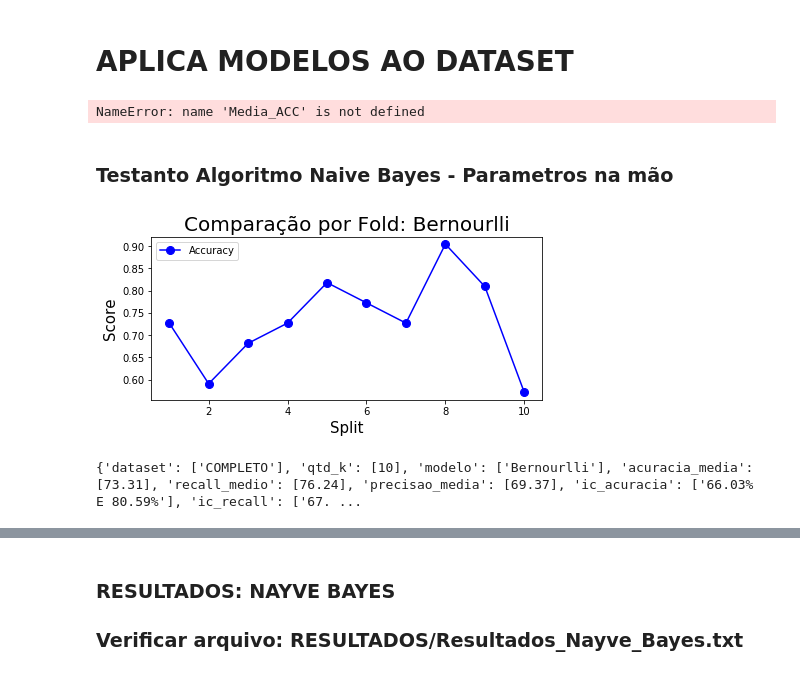
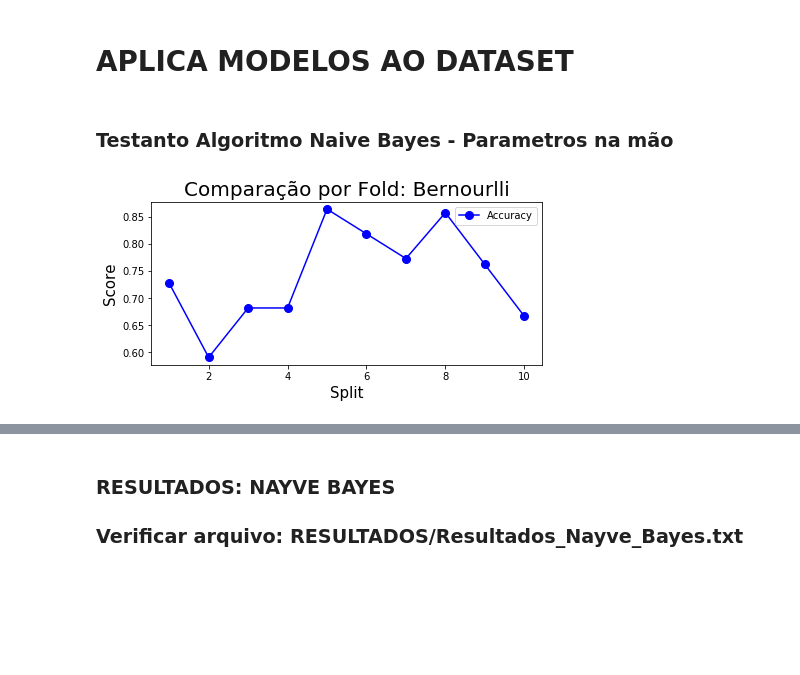
Before and after one commit to diegodedize/Rec_Padroes_PPGI_2020, a Jupyter notebook: NOTEBOOKS/DD_Rec_Padroes_imagens_coronarias.ipynb, the cells around one changed output, grey strips where cells are left out. Cells and saved outputs as stored; diff of their text form; code cells hidden in the pictures; blank space fills up the shorter version.

```diff
--- a/NOTEBOOKS/DD_Rec_Padroes_imagens_coronarias.ipynb
+++ b/NOTEBOOKS/DD_Rec_Padroes_imagens_coronarias.ipynb
@@ -1104,11 +1106,11 @@ def Aplica_modelo(dataset_testado,k_qtd,val_param,modelo):
 
         if modelo == 'Bernourlli':
             # Treinando e aplicando o modelo NB BERNOULLI na base inteira
-            modelNB = BernoulliNB(alpha=val_param,binarize=0.5)
+            modelNB = BernoulliNB(alpha=val_param,binarize=0.1)
 
 
         if modelo == 'SVM':
-            modelNB = svm.SVC(kernel='sigmoid',C=val_param,gamma='scale')
+            modelNB = svm.SVC(kernel='sigmoid',C=val_param,gamma='auto')
             #0	svm	0.853247	{'C': 1.5, 'gamma': 'scale', 'kernel': 'sigmoid'}
 
         modelNB.fit(x_train, y_train)
@@ -1164,7 +1166,6 @@ def Aplica_modelo(dataset_testado,k_qtd,val_param,modelo):
     plt.title(f'Comparação por Fold: {modelo}', fontsize = 20)
 
 
-
     plt.legend()
     plt.show()
 
@@ -1196,33 +1197,31 @@ def Aplica_modelo(dataset_testado,k_qtd,val_param,modelo):
     }
 
     colunas = ['dataset','qtd_k','modelo','acuracia_media','recall_medio'
-                ,'precisao_media','ic_acuracia','ic_recall','ic_precisao','auc_media']
+            ,'precisao_media','ic_acuracia','ic_recall','ic_precisao','auc_media']
 
     df_metricas = pd.DataFrame(data, columns=colunas)
+
     #df_metricas.head(3)
     #return df_metricas
-    print(data)
+    return pd.DataFrame(data)
-# %%
-Media_ACC
-# %% [output]
-NameError: name 'Media_ACC' is not defined
 # %% [markdown]
 ### Testanto Algoritmo Naive Bayes - Parametros na mão
 # %%
 #TESTE BERNOULI
-arquivo = 'COMPLETO'
+arquivo = 'KBEST'
 separa_atributos(arquivo)
 k_qtd = 10
 
 #ESCOLHE O TIPO: Gaussian OU Bernourlli
 modelo = 'Bernourlli'
 #modelo = 'Gaussian'
-val_param=0.5
+val_param=0.1
 
-#2	naive_Bernouli	0.733117	{'alpha': 0.5, 'binarize': 0.5}
+#ACURACIA MEDIA: 0.7422077922077922
+#{'alpha': 0.1, 'binarize': 0.1}
+#(array([0.67859819]), array([0.8058174]))
 
 Aplica_modelo(arquivo,k_qtd,val_param,modelo)
-#df_metricas.head()
+#df_metricas_.head()
 # %% [output]
-[figure, old version]
+[figure, new version]
-{'dataset': ['COMPLETO'], 'qtd_k': [10], 'modelo': ['Bernourlli'], 'acuracia_media': [73.31], 'recall_medio': [76.24], 'precisao_media': [69.37], 'ic_acuracia': ['66.03% E 80.59%'], 'ic_recall': ['67. ...
```
Also changed, not shown: parts of 9 cells of this notebook.
